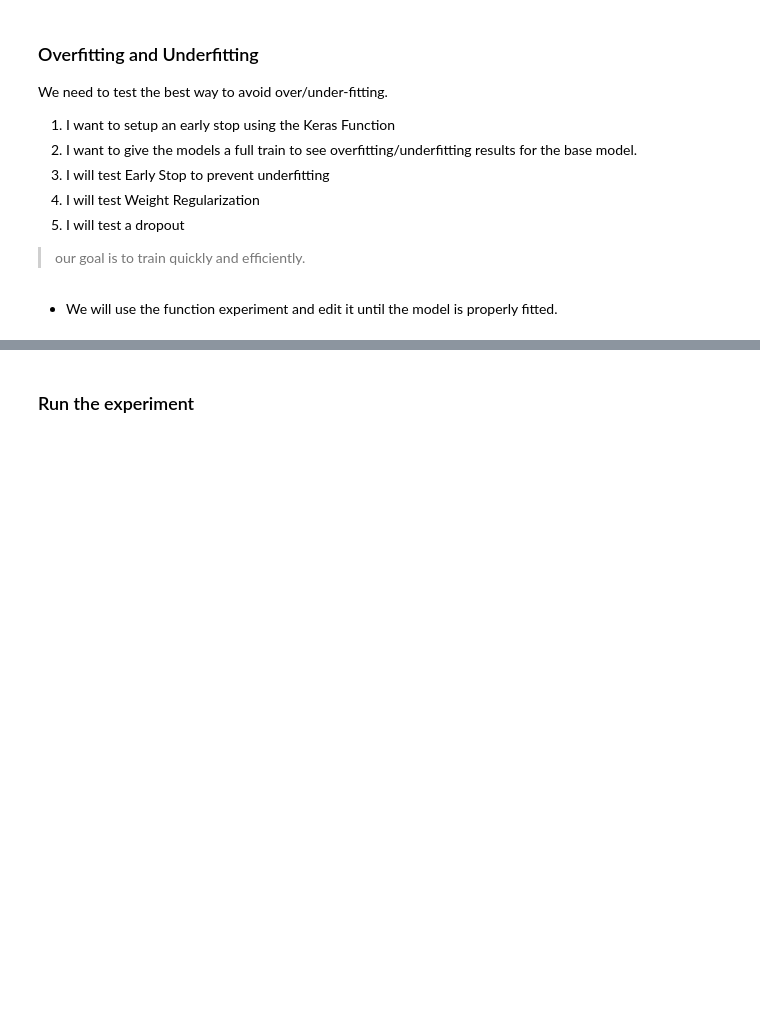
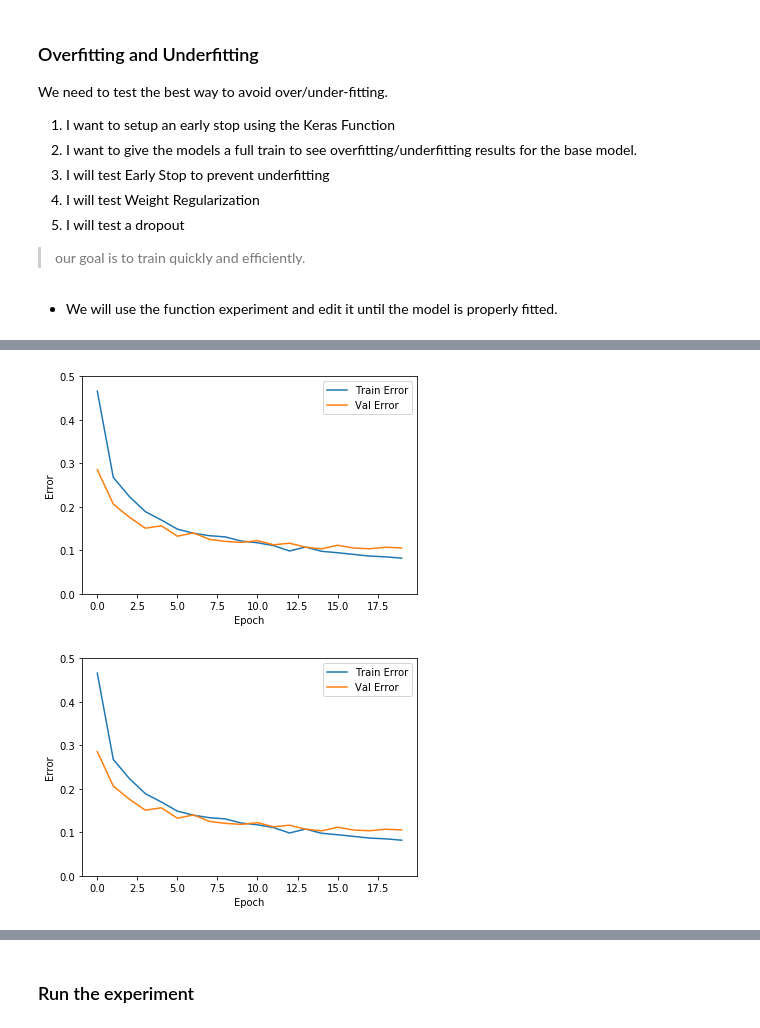
Before and after one commit to Colorado-Mesa-University-Cybersecurity/DeepLearning-MaliciousURLs, a Jupyter notebook: Keras-Tensorflow-Experiments.ipynb, the cells around one changed output, grey strips where cells are left out. Drawn from its saved outputs; the diff is of its cells as text; code cells hidden in the pictures; blank space fills up the shorter version.

```diff
--- a/Keras-Tensorflow-Experiments.ipynb
+++ b/Keras-Tensorflow-Experiments.ipynb
@@ -424,4 +489,33 @@ def Test1experiment(dataframe, early=False):
+# %%
+def ESexperiment(dataframe, early=False):
+    kfold = StratifiedKFold(n_splits=10, shuffle=True, random_state=seed)
+    encoded_y = dataframe.copy()
+    encoded_y = encode_labels(encoded_y)
+    X=StandardScaler().fit_transform(dataframe.drop(dep_var, axis=1))
+    y=LabelEncoder().fit_transform(dataframe[dep_var].values)
+    start_time = time.time()
+    for index, (train_indices, val_indices) in enumerate(kfold.split(X, y)):
+        xtrain, xval = X[train_indices], X[val_indices]
+        ytrain, yval = encoded_y[train_indices], encoded_y[val_indices]
+        inputDim=xtrain.shape[1]
+        outputDim=ytrain.shape[1]
+        print("Running fold #" + str(index+1))
+        model = TESTbaseline_model(inputDim,outputDim)
+        time_gen = int(time.time())
+        global model_name
+        model_name = f"{dataFile}_{time_gen}"
+        tensorboard = TensorBoard(log_dir='keras_tensorflow_logs/{}/{}_{}'.format(experimentTitle, model_name, model_extension),update_freq='epoch')
+        if early_stop:
+            callbacks = [tensorboard,early_stop]
+        else:
+            callbacks = [tensorboard, early_stop]
+        history = model.fit(xtrain, ytrain, epochs=epochs, validation_data=(xval,yval), callbacks=callbacks, batch_size=batch_size, verbose=0)
+    global end_time
+    end_time = time.time() - start_time
+    TimeSetup = str(datetime.timedelta(seconds=end_time))
+    Minutes = int(end_time/60)
+    print("Time to complete {} [hour:min:sec]".format(TimeSetup))
+    return model, history, X, encoded_y
 # %%
 categorical_df = df1.copy()
-modelTest1, history, X , encoded_y = Test1experiment(categorical_df,early=True)
-plotLoss('Categorical Model Loss')
+modelES, EShistory, ESX , ESencoded_y = ESexperiment(categorical_df,early=True)
@@ -427,0 +540,9 @@ plotLoss('Categorical Model Loss')
+# %%
+hist = pd.DataFrame(history.history)
+hist['epoch'] = history.epoch
+
+
+plot_Experiment(EShistory,.1)
+# %% [output]
+[figure, added]
+[figure, added]
```
Also changed, not shown: parts of 34 cells of this notebook.
